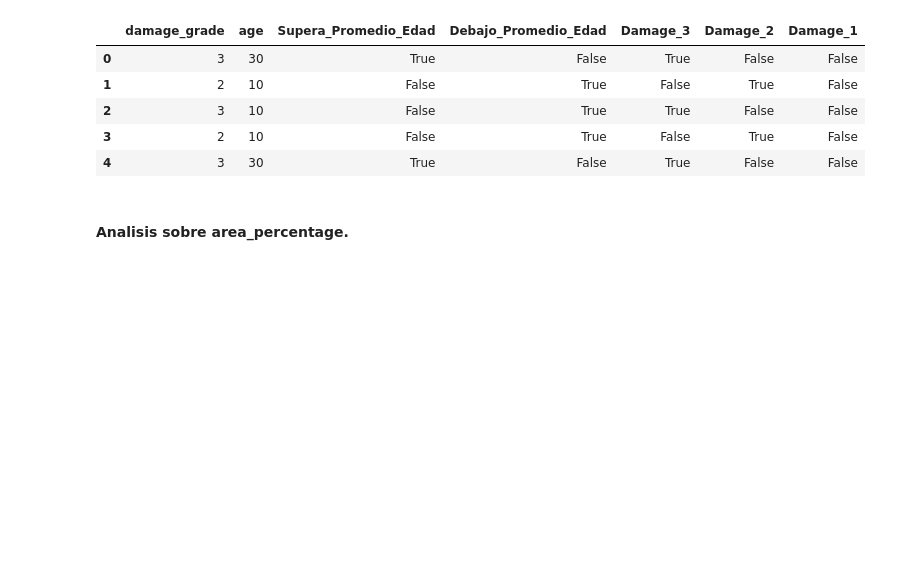
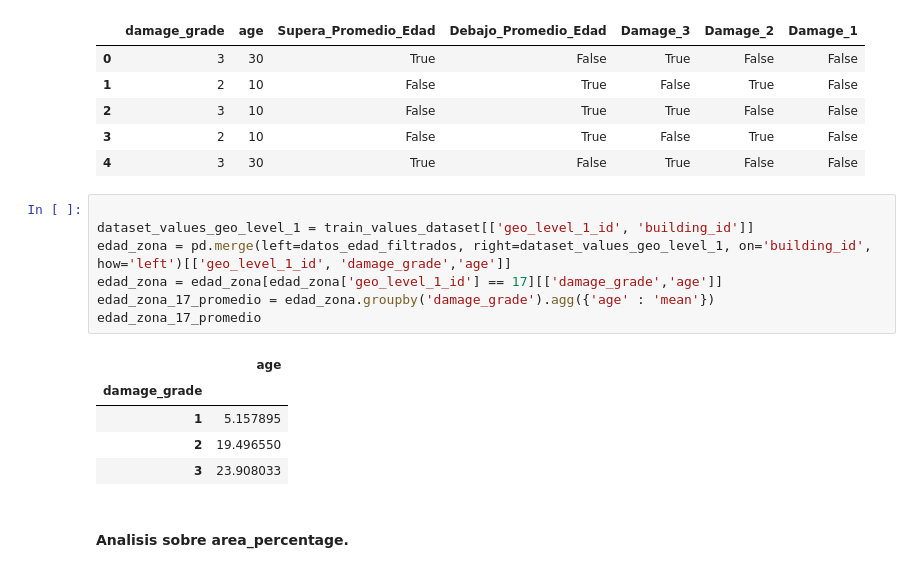
Before and after one commit to juanicolombo97/TP1-OrganizacionDatos, a Jupyter notebook: TP1.ipynb, the cells around one changed output. Drawn from its saved outputs; the diff is of its cells as text; blank space fills up the shorter version.

```diff
--- a/TP1.ipynb
+++ b/TP1.ipynb
@@ -263,6 +273,19 @@ datos_edad_filtrados.head()
 | 2 | 3 | 10 | False | True | True | False | False |
 | 3 | 2 | 10 | False | True | False | True | False |
 | 4 | 3 | 30 | True | False | True | False | False |
+# %%
+
+dataset_values_geo_level_1 = train_values_dataset[['geo_level_1_id', 'building_id']]
+edad_zona = pd.merge(left=datos_edad_filtrados, right=dataset_values_geo_level_1, on='building_id', how='left')[['geo_level_1_id', 'damage_grade','age']]
+edad_zona = edad_zona[edad_zona['geo_level_1_id'] == 17][['damage_grade','age']]
+edad_zona_17_promedio = edad_zona.groupby('damage_grade').agg({'age' : 'mean'})
+edad_zona_17_promedio
+# %% [output]
+|  | age |
+| damage_grade |  |
+| 1 | 5.157895 |
+| 2 | 19.496550 |
+| 3 | 23.908033 |
 # %% [markdown]
 #### Analisis sobre area_percentage.
 # %%
```
Also changed, not shown: parts of 3 cells of this notebook.
